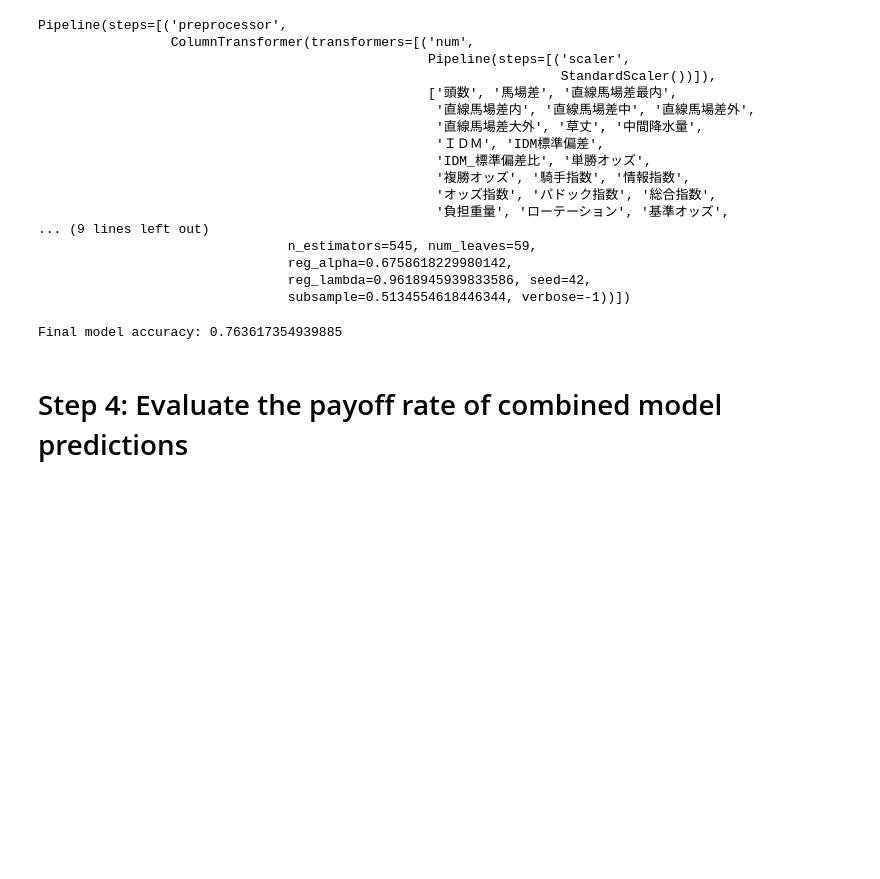
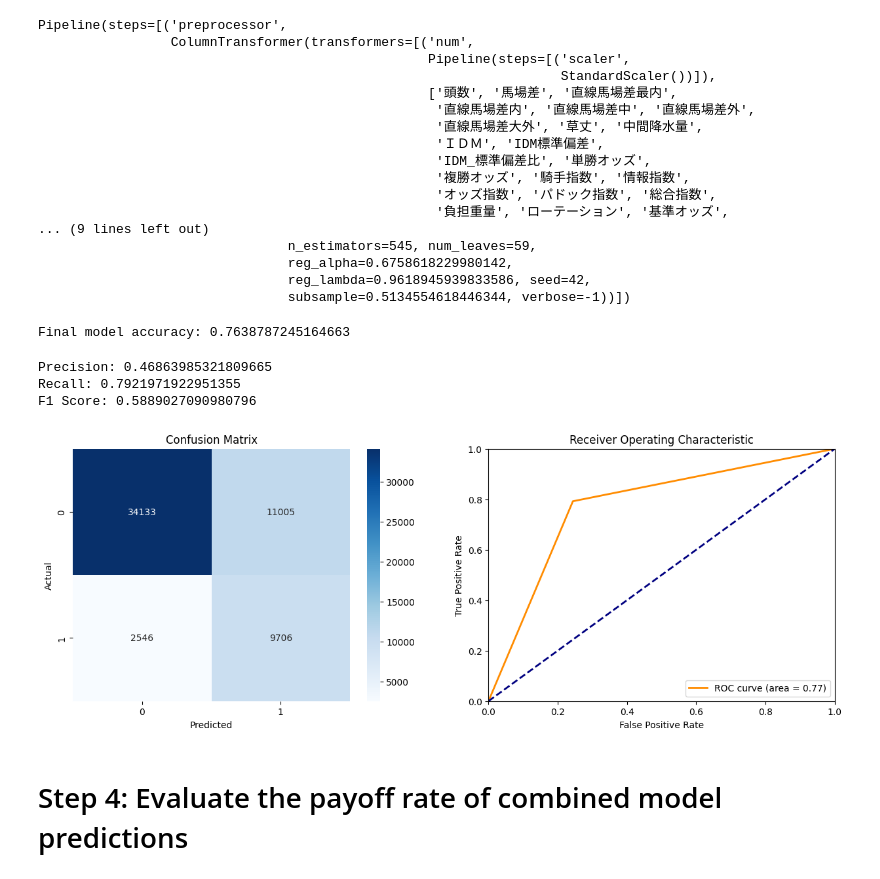
Before and after one commit to hankehly/JapanHorseRaceAnalytics, a Jupyter notebook: notebooks/20240107_seasonal_models.ipynb, the cells around one changed output. Drawn from its saved outputs; the diff is of its cells as text; code cells hidden in the pictures; blank space fills up the shorter version.

```diff
--- a/notebooks/20240107_seasonal_models.ipynb
+++ b/notebooks/20240107_seasonal_models.ipynb
@@ -308,7 +382,9 @@ Final model accuracy: 0.766771395261525
 # %% [markdown]
 ## 4. Dirt / Other
 # %%
-mask_dirt_other = (X_train["トラック種別"] == "ダート") & ~X_train["年月日"].dt.month.isin([12, 1, 2, 3, 4])
+mask_dirt_other = (X_train["トラック種別"] == "ダート") & ~X_train["年月日"].dt.month.isin(
+    [12, 1, 2, 3, 4]
+)
 
 X_train_dirt_other = X_train[mask_dirt_other][Features.get_feature_names_by_tag("ダート")]
 y_train_dirt_other = X_train[mask_dirt_other]["複勝的中"]
@@ -321,7 +397,12 @@ feature_dtypes_dirt = {
     if field in Features.get_feature_names_by_tag("ダート")
 }
 
-final_model_dirt_other = train_model(X_train_dirt_other, y_train_dirt_other, feature_dtypes_dirt)
+final_model_dirt_other = train_model(
+    X_train_dirt_other,
+    y_train_dirt_other,
+    feature_dtypes_dirt,
+    "20240107_seasonal_models__final_model_dirt_other",
+)
 final_model_dirt_other
 # %% [output]
 Pipeline(steps=[('preprocessor',
@@ -345,9 +426,13 @@ Pipeline(steps=[('preprocessor',
 from sklearn.metrics import accuracy_score
 
 
-test_mask_dirt_other = (X_test["トラック種別"] == "ダート") & ~X_test["年月日"].dt.month.isin([12, 1, 2, 3, 4])
+test_mask_dirt_other = (X_test["トラック種別"] == "ダート") & ~X_test["年月日"].dt.month.isin(
+    [12, 1, 2, 3, 4]
+)
 
-X_test_dirt_other = X_test[test_mask_dirt_other][Features.get_feature_names_by_tag("ダート")]
+X_test_dirt_other = X_test[test_mask_dirt_other][
+    Features.get_feature_names_by_tag("ダート")
+]
 y_test_dirt_other = X_test[test_mask_dirt_other]["複勝的中"]
 
 final_pred_dirt_other = final_model_dirt_other.predict(X_test_dirt_other)
@@ -355,6 +440,15 @@ final_pred_prob_dirt_other = final_model_dirt_other.predict_proba(X_test_dirt_ot
 final_accuracy_dirt_other = accuracy_score(y_test_dirt_other, final_pred_dirt_other)
 print("Final model accuracy:", final_accuracy_dirt_other)
 # %% [output]
-Final model accuracy: 0.763617354939885
+Final model accuracy: 0.7638787245164663
+# %%
+plot_binary_classifier_metrics(
+    X_test[test_mask_dirt_other]["複勝的中"], final_pred_dirt_other
+)
+# %% [output]
+Precision: 0.46863985321809665
+Recall: 0.7921971922951355
+F1 Score: 0.5889027090980796
+[figure, added]
 # %% [markdown]
 # Step 4: Evaluate the payoff rate of combined model predictions
```
Also changed, not shown: parts of 50 cells of this notebook, 3 other files.
